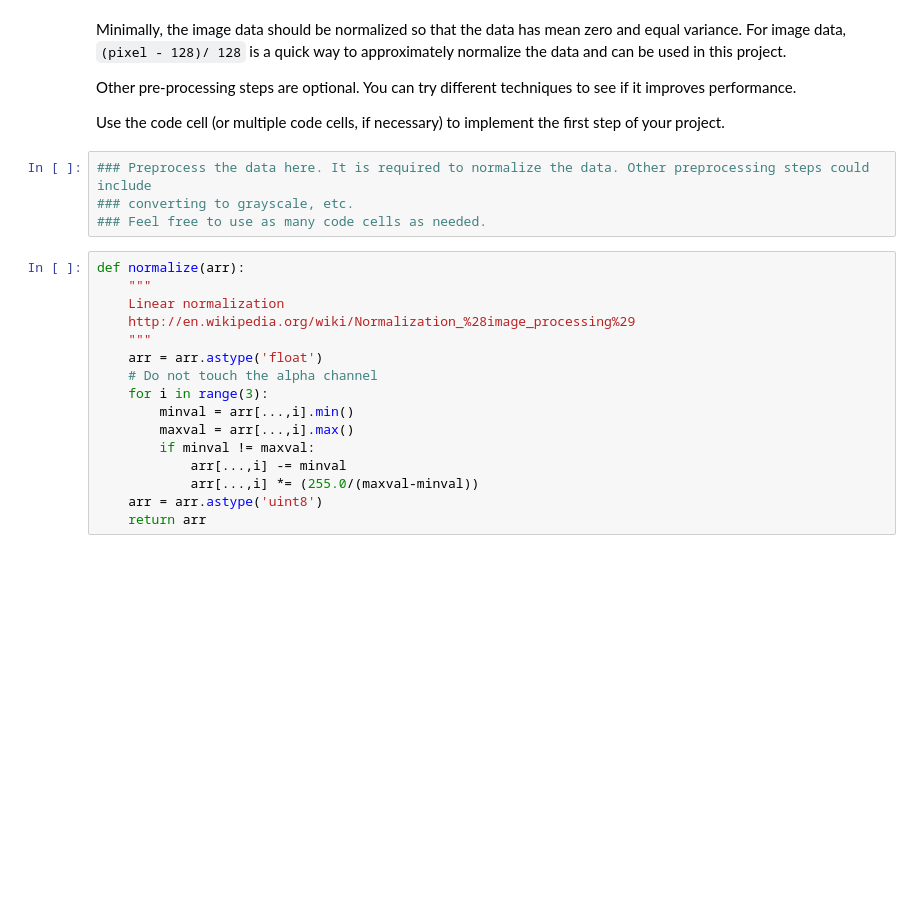
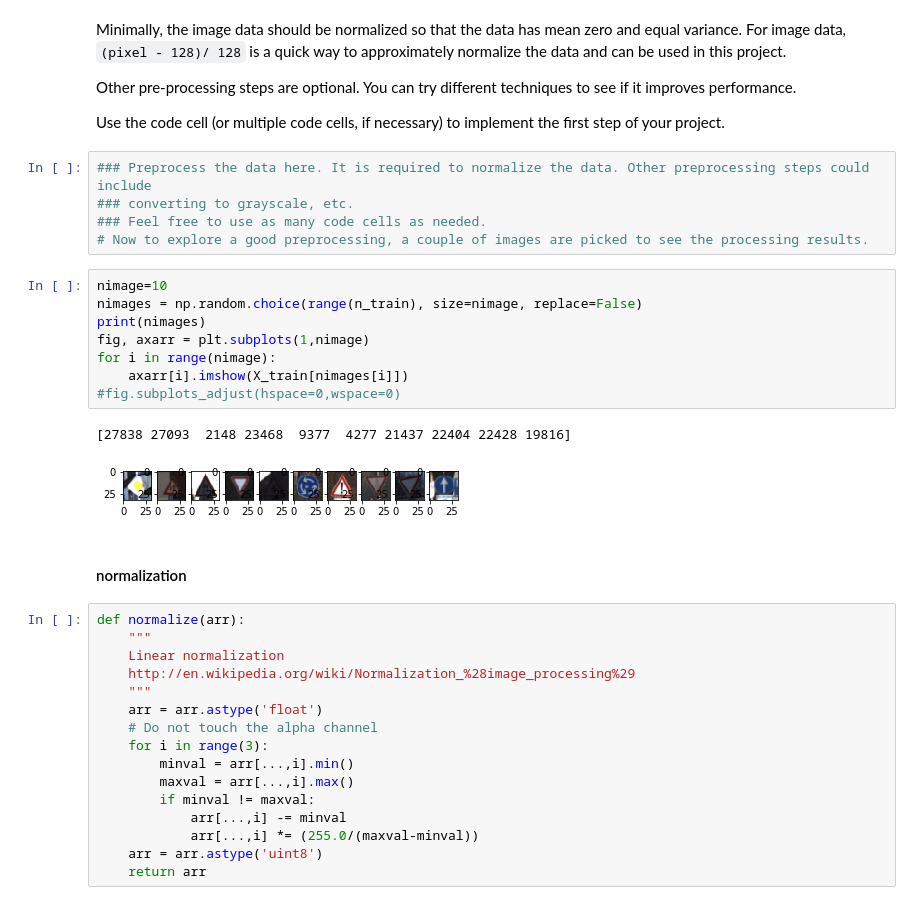
Before and after one commit to scifiss/CarND-Traffic-Sign-Classifier-Project, a Jupyter notebook: Traffic_Sign_Classifier_rebecca.ipynb, the cells around one changed output. Cells and saved outputs as stored; diff of their text form; blank space fills up the shorter version.

```diff
--- a/Traffic_Sign_Classifier_rebecca.ipynb
+++ b/Traffic_Sign_Classifier_rebecca.ipynb
@@ -160,6 +203,20 @@ Use the code cell (or multiple code cells, if necessary) to implement the first
 ### Preprocess the data here. It is required to normalize the data. Other preprocessing steps could include
 ### converting to grayscale, etc.
 ### Feel free to use as many code cells as needed.
+# Now to explore a good preprocessing, a couple of images are picked to see the processing results.
+# %%
+nimage=10
+nimages = np.random.choice(range(n_train), size=nimage, replace=False)
+print(nimages)
+fig, axarr = plt.subplots(1,nimage)
+for i in range(nimage):
+    axarr[i].imshow(X_train[nimages[i]])
+#fig.subplots_adjust(hspace=0,wspace=0)
+# %% [output]
+[27838 27093  2148 23468  9377  4277 21437 22404 22428 19816]
+[figure, added]
+# %% [markdown]
+#### normalization
 # %%
 def normalize(arr):
     """
```
Also changed, not shown: parts of 48 cells of this notebook.
